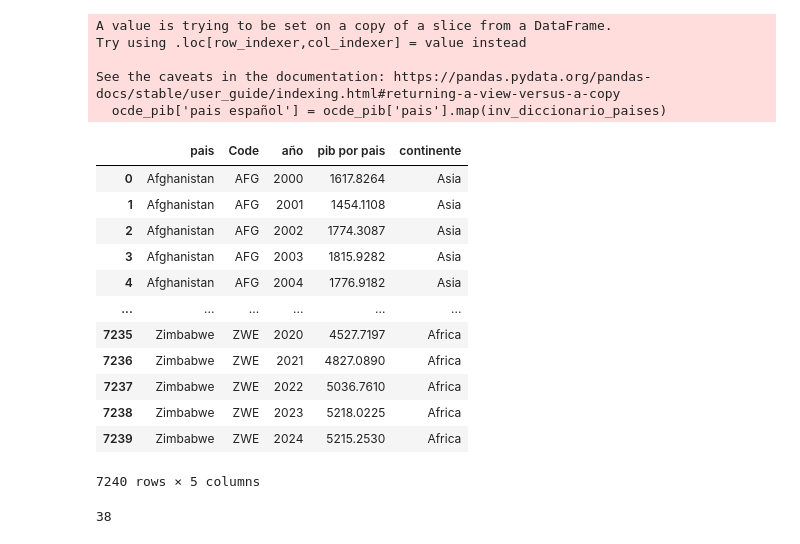
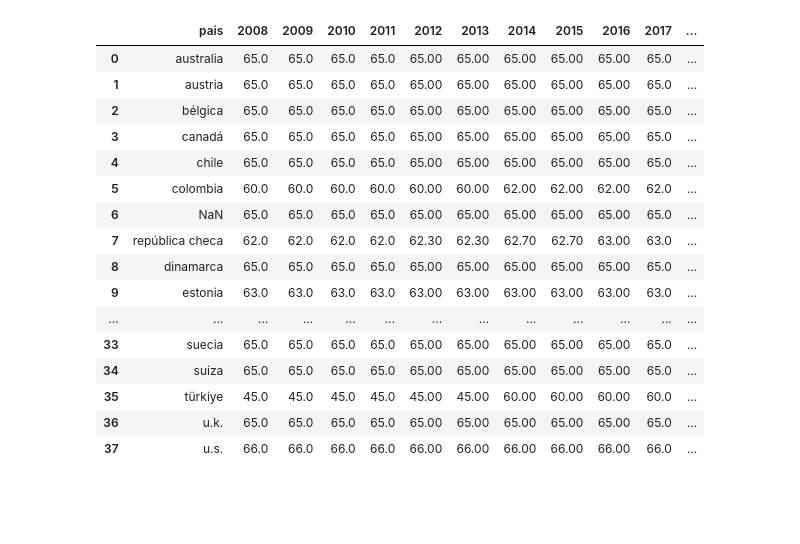
Before and after one commit to AngryWeassel/Proyecto_Tasa_de_Natalidad.ipynb, a Jupyter notebook: Proyecto_Tasa_de_Natalidad.ipynb, the cells around one changed output. Saved outputs shown, nothing was run; the diff lists cells and outputs as text; code cells hidden in the pictures; blank space fills up the shorter version.

```diff
--- a/Proyecto_Tasa_de_Natalidad.ipynb
+++ b/Proyecto_Tasa_de_Natalidad.ipynb
@@ -106,36 +84,0 @@ datos_pib.drop('Code', axis=1)
-# %%
-lista_ocde = ocde['OECD Countries'].tolist()
-
-ocde_pib = datos_pib[
-    (datos_pib['pais'].isin(lista_ocde)) &
-    (datos_pib['año'] >= 2008) &
-    (datos_pib['año'] <= 2024)
-]
-
-ocde_pib['pais español'] = ocde_pib['pais'].map(inv_diccionario_paises)
-# %% [output]
-A value is trying to be set on a copy of a slice from a DataFrame.
-Try using .loc[row_indexer,col_indexer] = value instead
-
-See the caveats in the documentation: https://pandas.pydata.org/pandas-docs/stable/user_guide/indexing.html#returning-a-view-versus-a-copy
-  ocde_pib['pais español'] = ocde_pib['pais'].map(inv_diccionario_paises)
-# %%
-datos_pib
-# %% [output]
-|  | pais | Code | año | pib por pais | continente |
-| 0 | Afghanistan | AFG | 2000 | 1617.8264 | Asia |
-| 1 | Afghanistan | AFG | 2001 | 1454.1108 | Asia |
-| 2 | Afghanistan | AFG | 2002 | 1774.3087 | Asia |
-| 3 | Afghanistan | AFG | 2003 | 1815.9282 | Asia |
-| 4 | Afghanistan | AFG | 2004 | 1776.9182 | Asia |
-| ... | ... | ... | ... | ... | ... |
-| 7235 | Zimbabwe | ZWE | 2020 | 4527.7197 | Africa |
-| 7236 | Zimbabwe | ZWE | 2021 | 4827.0890 | Africa |
-| 7237 | Zimbabwe | ZWE | 2022 | 5036.7610 | Africa |
-| 7238 | Zimbabwe | ZWE | 2023 | 5218.0225 | Africa |
-| 7239 | Zimbabwe | ZWE | 2024 | 5215.2530 | Africa |
-7240 rows × 5 columns
-# %%
-len(lista_ocde)
-# %% [output]
-38
@@ -142 +133,21 @@ len(lista_ocde)
+# %%
+pensiones_hombres
+# %% [output]
+|  | pais | 2008 | 2009 | 2010 | 2011 | 2012 | 2013 | 2014 | 2015 | 2016 | 2017 | ... |
+| 0 | australia | 65.0 | 65.0 | 65.0 | 65.0 | 65.00 | 65.00 | 65.00 | 65.00 | 65.00 | 65.0 | ... |
+| 1 | austria | 65.0 | 65.0 | 65.0 | 65.0 | 65.00 | 65.00 | 65.00 | 65.00 | 65.00 | 65.0 | ... |
+| 2 | bélgica | 65.0 | 65.0 | 65.0 | 65.0 | 65.00 | 65.00 | 65.00 | 65.00 | 65.00 | 65.0 | ... |
+| 3 | canadá | 65.0 | 65.0 | 65.0 | 65.0 | 65.00 | 65.00 | 65.00 | 65.00 | 65.00 | 65.0 | ... |
+| 4 | chile | 65.0 | 65.0 | 65.0 | 65.0 | 65.00 | 65.00 | 65.00 | 65.00 | 65.00 | 65.0 | ... |
+| 5 | colombia | 60.0 | 60.0 | 60.0 | 60.0 | 60.00 | 60.00 | 62.00 | 62.00 | 62.00 | 62.0 | ... |
+| 6 | NaN | 65.0 | 65.0 | 65.0 | 65.0 | 65.00 | 65.00 | 65.00 | 65.00 | 65.00 | 65.0 | ... |
+| 7 | república checa | 62.0 | 62.0 | 62.0 | 62.0 | 62.30 | 62.30 | 62.70 | 62.70 | 63.00 | 63.0 | ... |
+| 8 | dinamarca | 65.0 | 65.0 | 65.0 | 65.0 | 65.00 | 65.00 | 65.00 | 65.00 | 65.00 | 65.0 | ... |
+| 9 | estonia | 63.0 | 63.0 | 63.0 | 63.0 | 63.00 | 63.00 | 63.00 | 63.00 | 63.00 | 63.0 | ... |
+| ... | ... | ... | ... | ... | ... | ... | ... | ... | ... | ... | ... | ... |
+| 33 | suecia | 65.0 | 65.0 | 65.0 | 65.0 | 65.00 | 65.00 | 65.00 | 65.00 | 65.00 | 65.0 | ... |
+| 34 | suiza | 65.0 | 65.0 | 65.0 | 65.0 | 65.00 | 65.00 | 65.00 | 65.00 | 65.00 | 65.0 | ... |
+| 35 | türkiye | 45.0 | 45.0 | 45.0 | 45.0 | 45.00 | 45.00 | 60.00 | 60.00 | 60.00 | 60.0 | ... |
+| 36 | u.k. | 65.0 | 65.0 | 65.0 | 65.0 | 65.00 | 65.00 | 65.00 | 65.00 | 65.00 | 65.0 | ... |
+| 37 | u.s. | 66.0 | 66.0 | 66.0 | 66.0 | 66.00 | 66.00 | 66.00 | 66.00 | 66.00 | 66.0 | ... |
 # %%
```
Also changed, not shown: parts of 7 cells of this notebook.
